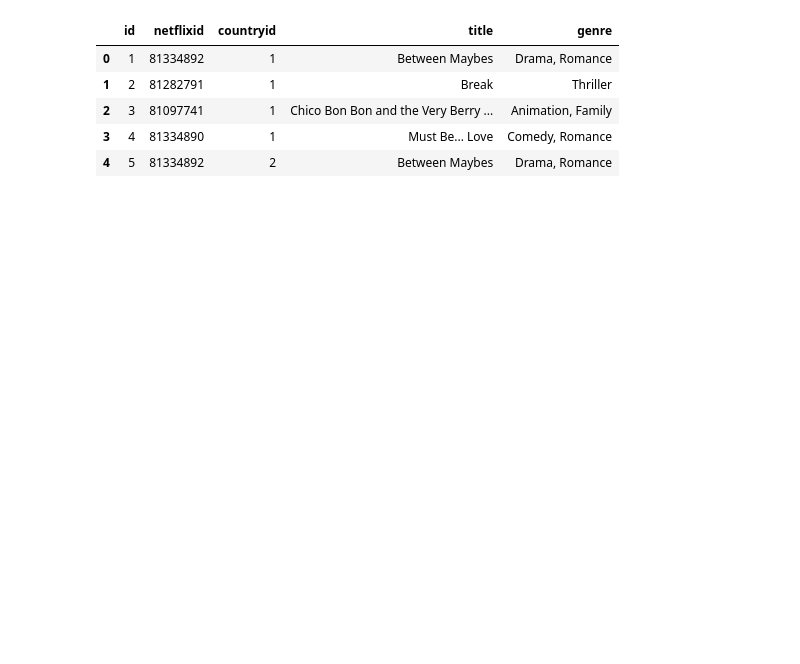
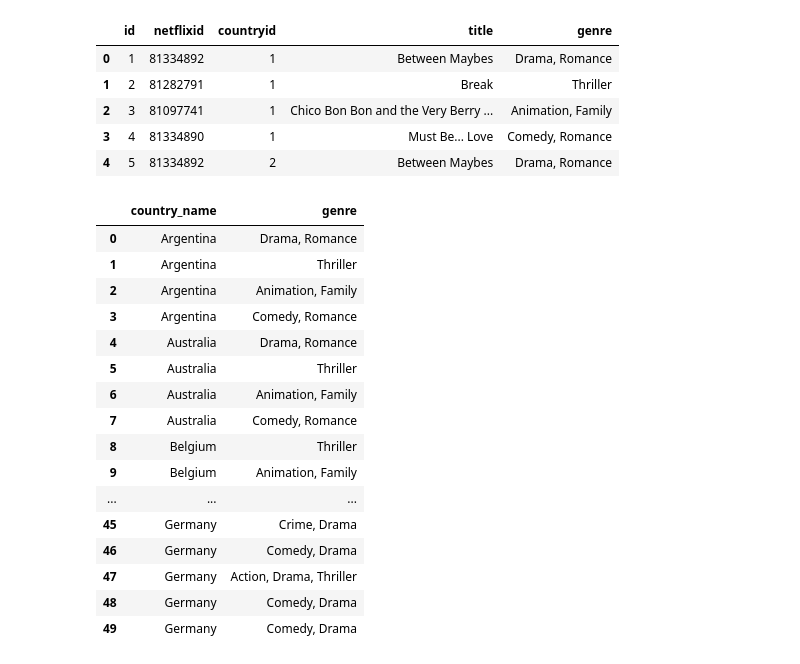
Before and after one commit to berlyflores-98/Project-2, a Jupyter notebook: API_Call.ipynb, the cells around one changed output. Drawn from its saved outputs; the diff is of its cells as text; code cells hidden in the pictures; blank space fills up the shorter version.

```diff
--- a/API_Call.ipynb
+++ b/API_Call.ipynb
@@ -298,0 +301,20 @@ pd.read_sql_query('select * from genre', con=engine).head()
+# %%
+genre_df.head(50)
+# %% [output]
+|  | country_name | genre |
+| 0 | Argentina | Drama, Romance |
+| 1 | Argentina | Thriller |
+| 2 | Argentina | Animation, Family |
+| 3 | Argentina | Comedy, Romance |
+| 4 | Australia | Drama, Romance |
+| 5 | Australia | Thriller |
+| 6 | Australia | Animation, Family |
+| 7 | Australia | Comedy, Romance |
+| 8 | Belgium | Thriller |
+| 9 | Belgium | Animation, Family |
+| ... | ... | ... |
+| 45 | Germany | Crime, Drama |
+| 46 | Germany | Comedy, Drama |
+| 47 | Germany | Action, Drama, Thriller |
+| 48 | Germany | Comedy, Drama |
+| 49 | Germany | Comedy, Drama |
```
Also changed, not shown: parts of 4 cells of this notebook, 1 other file.
